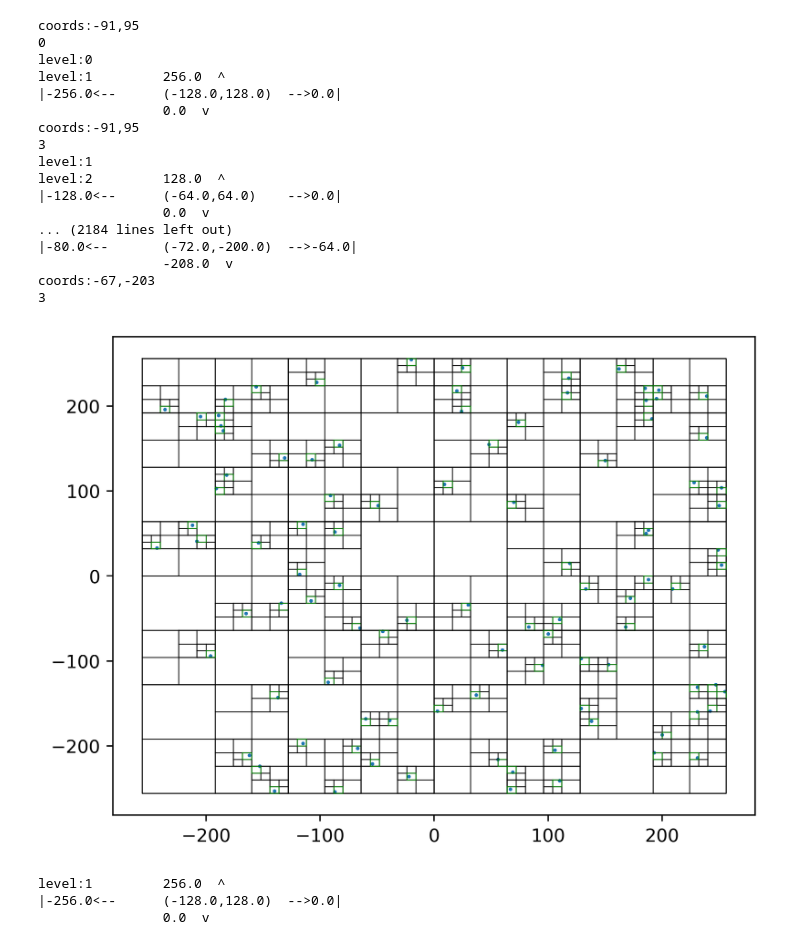
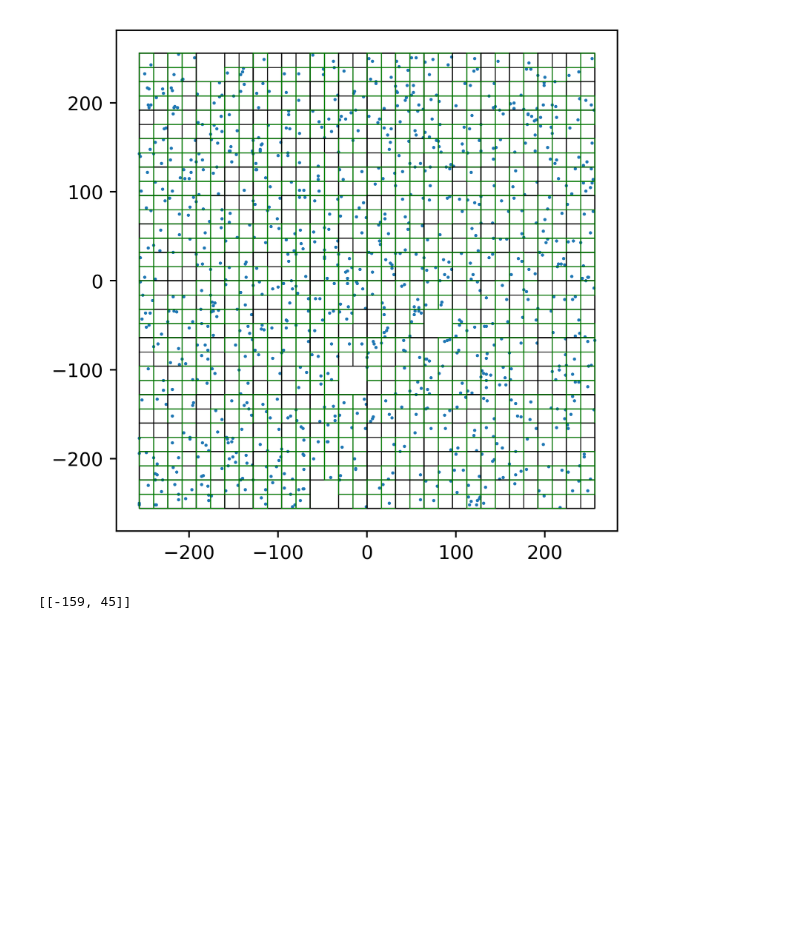
Before and after one commit to DarkKnight7107/DSAI, a Jupyter notebook: QuadTree.ipynb, the cells around one changed output. Cells and saved outputs as stored; diff of their text form; code cells hidden in the pictures; blank space fills up the shorter version.

```diff
--- a/QuadTree.ipynb
+++ b/QuadTree.ipynb
@@ -5,12 +4,3 @@ import math
-# %%
-coords = []
-x = []
-y = []
-for i in range(0, 100):
-    x.append(random.randint(-256,256))
-    y.append(random.randint(-256,256))
-coords.append(x)
-coords.append(y)
 # %%
 class QuadTree:
     def __init__(self,l,r,t,b,level):
@@ -176,14 +126,40 @@ class leaf:
     def _print_(self):
         print(self)
+# %%
+length = 256
+count = 1000
+maxlevel = 4
+
+
+plt.figure(dpi=500)
+plt.xlim(-1*length,length)
+plt.ylim(-1*length,length)
+
+coords = []
+x = []
+y = []
+for i in range(0, count):
+    x.append(random.randint(-1*length,length))
+    y.append(random.randint(-1*length,length))
+coords.append(x)
+coords.append(y)
+q = QuadTree(-1*length,length,length,-1*length,0)
+for i in range(len(coords[0])):
+    q._insert_([coords[0][i],coords[1][i]],maxlevel)
+plt.scatter(x,y,s=0.5)
+q._plot_()
+plt.axis('square')
+plt.show()
+# %% [output]
+[figure, added]
+# %%
+x1 = random.randint(-1*length,length)
+y1 = random.randint(-1*length,length)
+# plt.scatter(x1,y1,s=10,color='red',marker='x')
+q._findNearby_([x1,y1])
+# %% [output]
+[[-159, 45]]
 # %%
-plt.figure(dpi=500)
-
-
-q = QuadTree(-256,256,256,-256,0)
-for i in range(len(coords[0])):
-    q.tmp_insert([coords[0][i],coords[1][i]])
-plt.scatter(x,y,s=1)
-
 # x1 = [-50,50,-200]
 # y1 = [50,50,200]
 # c1 = []
@@ -193,31 +169,3 @@ plt.scatter(x,y,s=1)
 # for i in range(len(c1[0])):
 #     q.tmp_insert([c1[0][i],c1[1][i]])
 # plt.scatter(x1,y1)
-
-q._plot()
-plt.show()
-# %% [output]
-coords:-91,95
-0
-level:0
-level:1         256.0  ^
-|-256.0<--      (-128.0,128.0)  -->0.0|
-                0.0  v
-coords:-91,95
-3
-level:1
-level:2         128.0  ^
-|-128.0<--      (-64.0,64.0)    -->0.0|
-                0.0  v
-... (2184 lines left out)
-|-80.0<--       (-72.0,-200.0)  -->-64.0|
-                -208.0  v
-coords:-67,-203
-3
-[figure, removed]
-# %%
-print(q.quads[0])
-# %% [output]
-level:1         256.0  ^
-|-256.0<--      (-128.0,128.0)  -->0.0|
-                0.0  v
```
Also changed, not shown: parts of 5 cells of this notebook.
